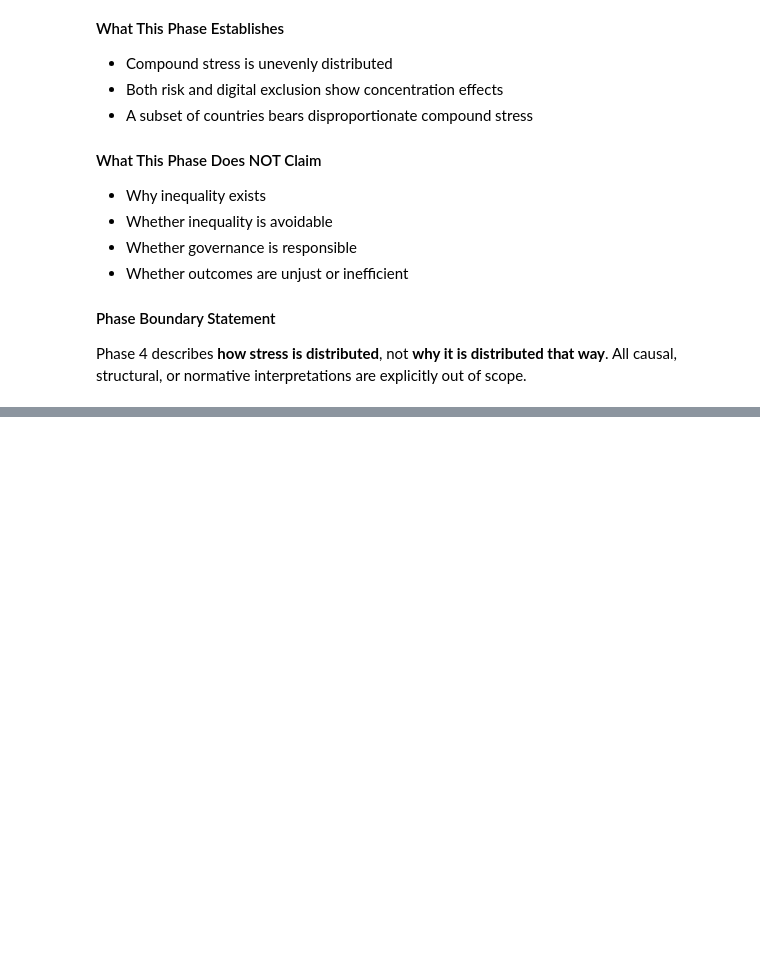
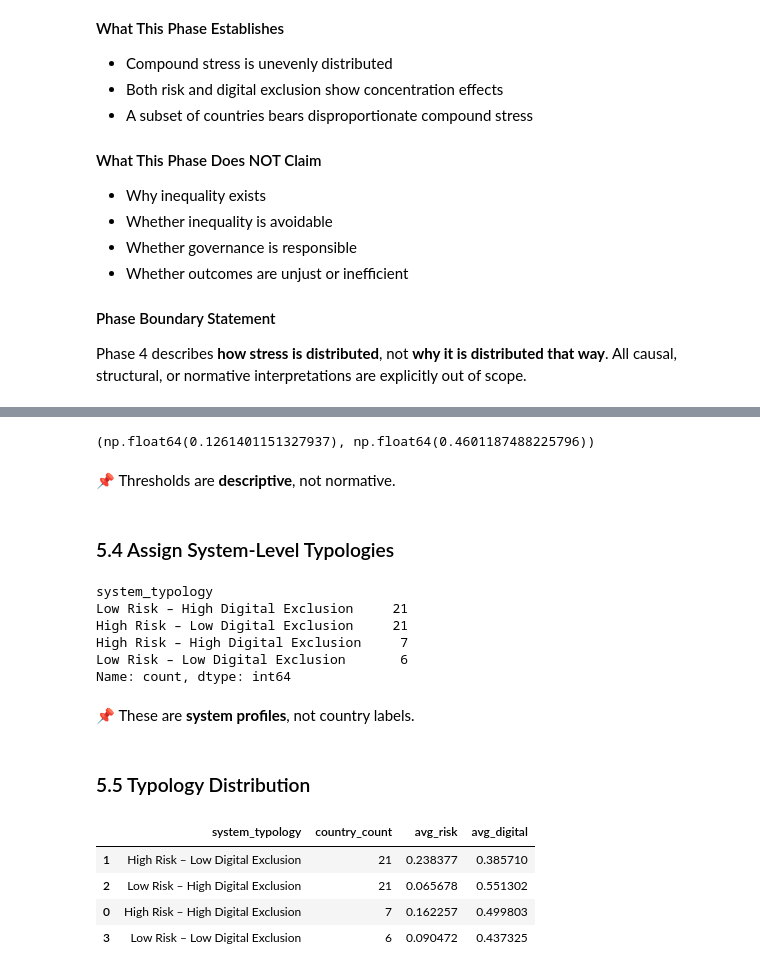
Before and after one commit to Comrade-1729/eda_mlops-portfolio, a Jupyter notebook: notebooks/05_systemic_risk_&_inequality_synthesis.ipynb, the cells around one changed output, grey strips where cells are left out. Cells and saved outputs as stored; diff of their text form; code cells hidden in the pictures; blank space fills up the shorter version.

```diff
--- a/notebooks/05_systemic_risk_&_inequality_synthesis.ipynb
+++ b/notebooks/05_systemic_risk_&_inequality_synthesis.ipynb
@@ -763,0 +857,55 @@ All causal, structural, or normative interpretations are explicitly out of scope
+# %%
+risk_median = df_rb["risk_exposure_index"].median()
+digital_median = df_rb["digital_divide_index"].median()
+
+risk_median, digital_median
+# %% [output]
+(np.float64(0.1261401151327937), np.float64(0.4601187488225796))
+# %% [markdown]
+📌 Thresholds are **descriptive**, not normative.
+# %% [markdown]
+### 5.4 Assign System-Level Typologies
+# %%
+def assign_typology(row):
+    if row["risk_exposure_index"] >= risk_median and row["digital_divide_index"] >= digital_median:
+        return "High Risk – High Digital Exclusion"
+    if row["risk_exposure_index"] >= risk_median and row["digital_divide_index"] < digital_median:
+        return "High Risk – Low Digital Exclusion"
+    if row["risk_exposure_index"] < risk_median and row["digital_divide_index"] >= digital_median:
+        return "Low Risk – High Digital Exclusion"
+    return "Low Risk – Low Digital Exclusion"
+
+df_rb["system_typology"] = df_rb.apply(assign_typology, axis=1)
+
+df_rb["system_typology"].value_counts()
+# %% [output]
+system_typology
+Low Risk – High Digital Exclusion     21
+High Risk – Low Digital Exclusion     21
+High Risk – High Digital Exclusion     7
+Low Risk – Low Digital Exclusion       6
+Name: count, dtype: int64
+# %% [markdown]
+📌 These are **system profiles**, not country labels.
+# %% [markdown]
+### 5.5 Typology Distribution
+# %%
+typology_summary = (
+    df_rb
+    .groupby("system_typology")
+    .agg(
+        country_count=("country", "count"),
+        avg_risk=("risk_exposure_index", "mean"),
+        avg_digital=("digital_divide_index", "mean")
+    )
+    .reset_index()
+    .sort_values("country_count", ascending=False)
+)
+
+typology_summary
+# %% [output]
+|  | system_typology | country_count | avg_risk | avg_digital |
+| 1 | High Risk – Low Digital Exclusion | 21 | 0.238377 | 0.385710 |
+| 2 | Low Risk – High Digital Exclusion | 21 | 0.065678 | 0.551302 |
+| 0 | High Risk – High Digital Exclusion | 7 | 0.162257 | 0.499803 |
+| 3 | Low Risk – Low Digital Exclusion | 6 | 0.090472 | 0.437325 |
```
Also changed, not shown: parts of 12 cells of this notebook.
